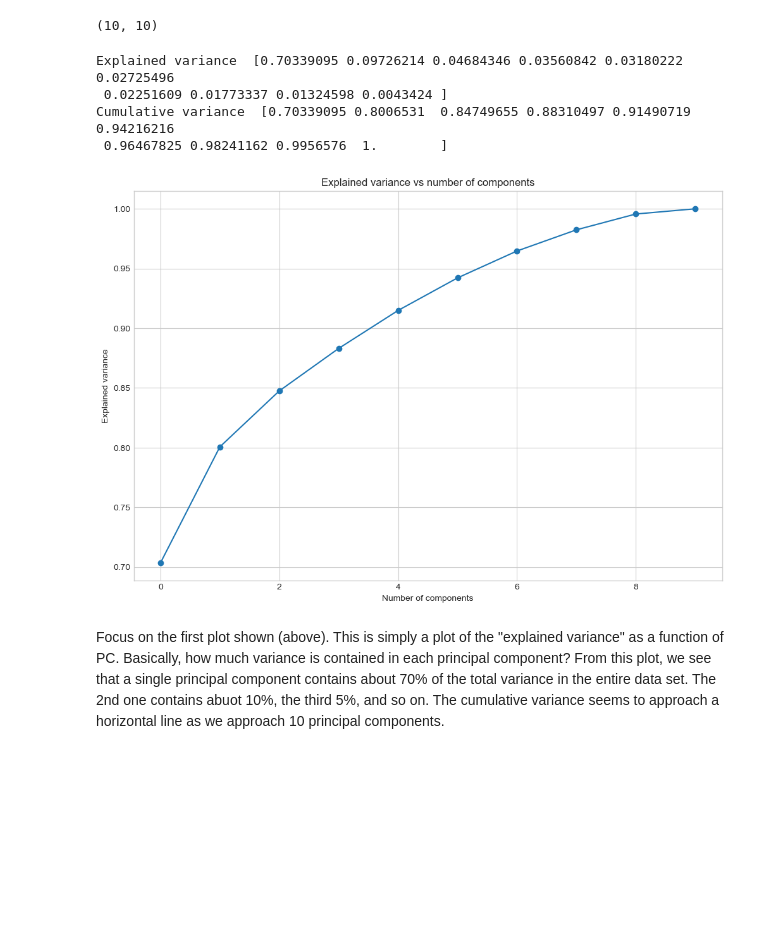
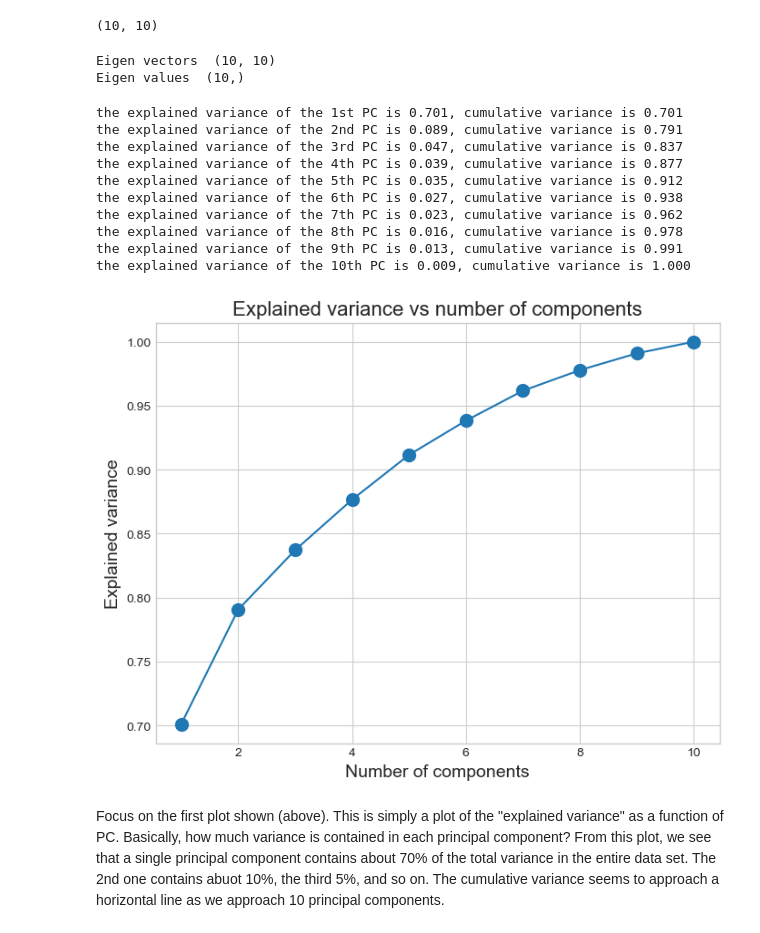
Before and after one commit to thaynecurrie/phys7903_fall2025, a Jupyter notebook: ScientificPythonNotes/NumPy/Python_NumPy_part8.ipynb, the cells around one changed output. Drawn from its saved outputs; the diff is of its cells as text; code cells hidden in the pictures; blank space fills up the shorter version.

```diff
--- a/ScientificPythonNotes/NumPy/Python_NumPy_part8.ipynb
+++ b/ScientificPythonNotes/NumPy/Python_NumPy_part8.ipynb
@@ -205,11 +225,13 @@ The source code is found in ``pcademo3.py`` under the function aptly named ``run
 
 #def runme(npca=5,plotrelpc=True,plotorigvspc=True):
 
- npca=5
+ #npca=5 we will set this later
 
 #####Setting Up
  ndim = 10
  mu = np.array([3]+np.random.rand(ndim)) # Mean
+
+#filling an ndim x ndim array with random numbers
  sigma=np.full((ndim,ndim),5+np.random.rand(ndim*ndim).reshape(ndim,ndim))
 
 #some trickery to adjust the relative PCs to an interesting range of values
@@ -223,5 +245,18 @@ The source code is found in ``pcademo3.py`` under the function aptly named ``run
  # Create 1000 samples using mean and sigma
  org_data = rnd.multivariate_normal(mu, sigma, size=(1000))
  print("Data shape ", org_data.shape)
+
+ fig,axes=plt.subplots(1,2,figsize=(16,8))
+ axes[0].scatter(org_data[:,0],org_data[:,1])
+ axes[0].set_xlabel('X0')
+ axes[0].set_ylabel('X1')
+ axes[0].axis('equal')
+ axes[1].scatter(org_data[:,2],org_data[:,3])
+ axes[1].set_xlabel('X2')
+ axes[1].set_ylabel('X3')
+ axes[1].axis('equal')
+ #plt.scatter(org_data[:,0],org_data[:,1])
+ #plt.axis('equal')
+ plt.show()
 # %% [output]
 Data shape  (1000, 10)
@@ -257,8 +296,11 @@ Data after subtracting mean  (1000, 10)
  #### Step 3 - Eigendecomposition
  eig_val, eig_vec = np.linalg.eigh(cov)
 
-# print("Eigen vectors ", eig_vec.shape)
-# print("Eigen values ", eig_val.shape, "\n")
+ print("Eigen vectors ", eig_vec.shape)
+ print("Eigen values ", eig_val.shape, "\n")
+# %% [output]
+Eigen vectors  (10, 10)
+Eigen values  (10,)
 # %%
  #### Step 4 - Sort the Eigenvalues and Eigenvectors, large to small
  indices = np.argsort(eig_val)[::-1]
@@ -268,29 +310,47 @@ Data after subtracting mean  (1000, 10)
 # %%
  ###some analysis
  # Get explained variance
  sum_eig_val = np.sum(eig_val)
  explained_variance = eig_val/ sum_eig_val
 
- print("Explained variance ", explained_variance)
  cumulative_variance = np.cumsum(explained_variance)
- print("Cumulative variance ", cumulative_variance)
+
+ #print("Explained variance ", explained_variance)
+ for jjj,(jj,j) in enumerate(zip(explained_variance,cumulative_variance)):
+
+    if jjj == 0:
+     print('the explained variance of the {0:d}st PC is {1:.3f}, cumulative variance is {2:.3f}'.format(jjj+1,jj,j))
+    elif jjj == 1:
+     print('the explained variance of the {0:d}nd PC is {1:.3f}, cumulative variance is {2:.3f}'.format(jjj+1,jj,j))
+    elif jjj == 2:
+     print('the explained variance of the {0:d}rd PC is {1:.3f}, cumulative variance is {2:.3f}'.format(jjj+1,jj,j))
+    else:
+     print('the explained variance of the {0:d}th PC is {1:.3f}, cumulative variance is {2:.3f}'.format(jjj+1,jj,j))
+# print("Cumulative variance ", cumulative_variance)
 
  plotrelpc=True
  if plotrelpc:
   # Plot explained variance
-  plt.plot(np.arange(0, len(explained_variance), 1), cumulative_variance,marker='o')
-  plt.title("Explained variance vs number of components")
-  plt.xlabel("Number of components")
-  plt.ylabel("Explained variance")
+  fig,axes=plt.subplots(figsize=(8,6))
+  axes.plot(np.arange(0, len(explained_variance), 1)+1, cumulative_variance,marker='o',ms=10)
+  axes.set_title("Explained variance vs number of components",fontsize=16)
+  axes.set_xlabel("Number of components",fontsize=14)
+  axes.set_ylabel("Explained variance",fontsize=14)
   plt.show()
 
 ####end some analysis
 # %% [output]
-Explained variance  [0.70339095 0.09726214 0.04684346 0.03560842 0.03180222 0.02725496
- 0.02251609 0.01773337 0.01324598 0.0043424 ]
-Cumulative variance  [0.70339095 0.8006531  0.84749655 0.88310497 0.91490719 0.94216216
- 0.96467825 0.98241162 0.9956576  1.        ]
+the explained variance of the 1st PC is 0.701, cumulative variance is 0.701
+the explained variance of the 2nd PC is 0.089, cumulative variance is 0.791
+the explained variance of the 3rd PC is 0.047, cumulative variance is 0.837
+the explained variance of the 4th PC is 0.039, cumulative variance is 0.877
+the explained variance of the 5th PC is 0.035, cumulative variance is 0.912
+the explained variance of the 6th PC is 0.027, cumulative variance is 0.938
+the explained variance of the 7th PC is 0.023, cumulative variance is 0.962
+the explained variance of the 8th PC is 0.016, cumulative variance is 0.978
+the explained variance of the 9th PC is 0.013, cumulative variance is 0.991
+the explained variance of the 10th PC is 0.009, cumulative variance is 1.000
-[figure, old version]
+[figure, new version]
 # %% [markdown]
 Focus on the first plot shown (above).  This is simply a plot of the "explained variance" as a function of PC.   Basically, how much variance is contained in each principal component?   From this plot, we see that a single principal component contains about 70% of the total variance in the entire data set.   The 2nd one contains abuot 10%, the third 5%, and so on.   The cumulative variance seems to approach a horizontal line as we approach 10 principal components.
 # %%
```
Also changed, not shown: parts of 13 cells of this notebook.
